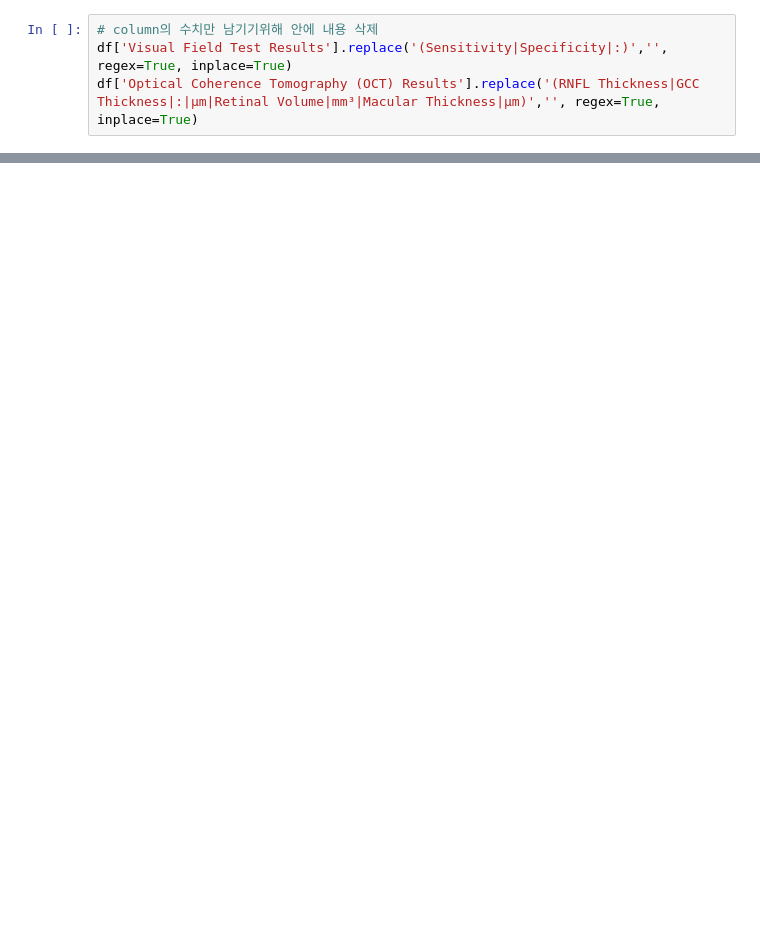
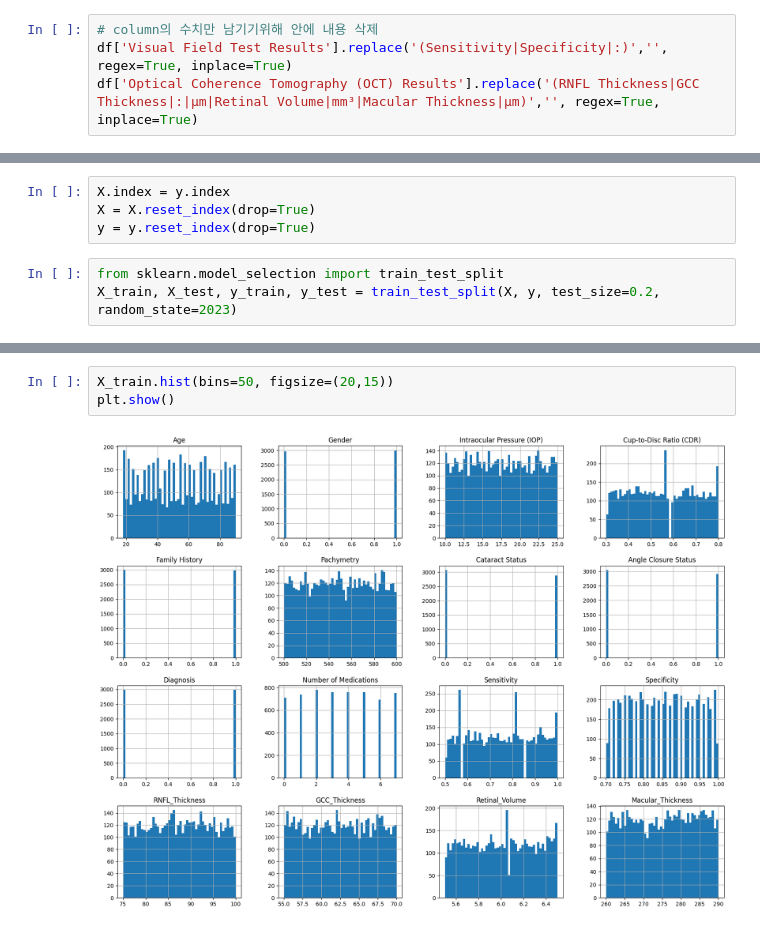
Before and after one commit to deeptudy/kaggle-glaucoma_detection_dataset, a Jupyter notebook: glaucoma_EDA.ipynb, the cells around one changed output, grey strips where cells are left out. Drawn from its saved outputs; the diff is of its cells as text; blank space fills up the shorter version.

```diff
--- a/glaucoma_EDA.ipynb
+++ b/glaucoma_EDA.ipynb
@@ -430,0 +446,7 @@ y = df.Diagnosis
+# %%
+X.index = y.index
+X = X.reset_index(drop=True)
+y = y.reset_index(drop=True)
+# %%
+from sklearn.model_selection import train_test_split
+X_train, X_test, y_train, y_test = train_test_split(X, y, test_size=0.2, random_state=2023)
@@ -430,0 +485,5 @@ y = df.Diagnosis
+# %%
+X_train.hist(bins=50, figsize=(20,15))
+plt.show()
+# %% [output]
+[figure, added]
```
Also changed, not shown: parts of 14 cells of this notebook.
